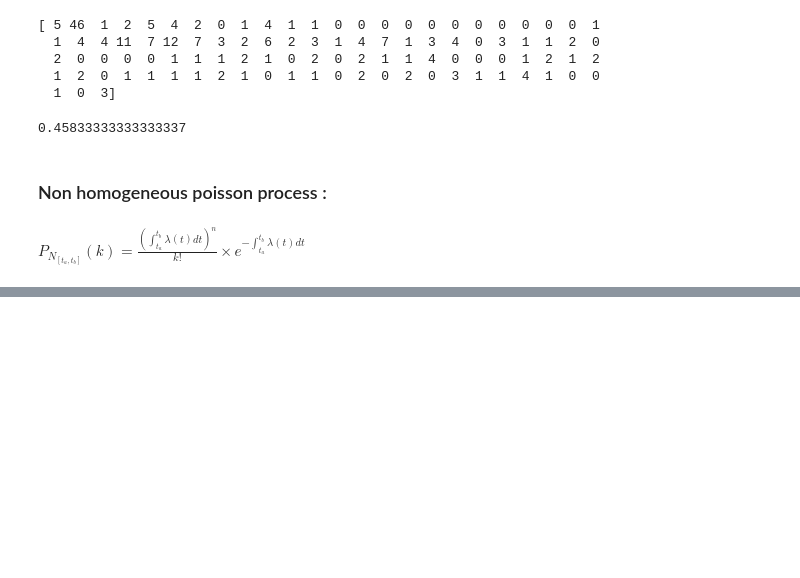
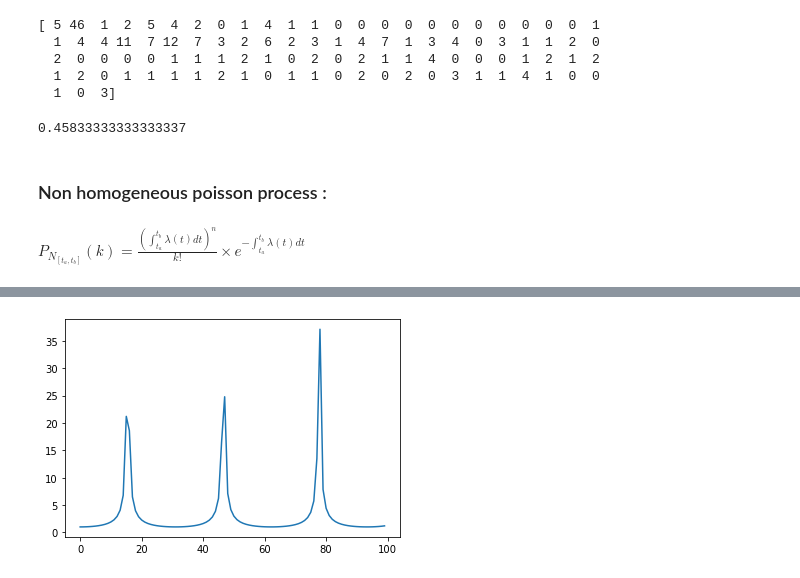
Before and after one commit to neonicoo/TPs-Stochastic-Processes, a Jupyter notebook: TP-Spike-trains-modeling-poisson-process.ipynb, the cells around one changed output, grey strips where cells are left out. Saved outputs shown, nothing was run; the diff lists cells and outputs as text; code cells hidden in the pictures; blank space fills up the shorter version.

```diff
--- a/TP-Spike-trains-modeling-poisson-process.ipynb
+++ b/TP-Spike-trains-modeling-poisson-process.ipynb
@@ -155,0 +180,6 @@ $ P_{N_{[t_a, t_b]} } (k) = \frac { \left(  \int_{t_a}^{t_b} \lambda (t) dt   \r
+# %%
+lambda2 = [1/lambda1[i] for i in range(len(lambda1))]
+plt.plot(lambda2)
+plt.show()
+# %% [output]
+[figure, added]
```
Also changed, not shown: parts of 8 cells of this notebook.
